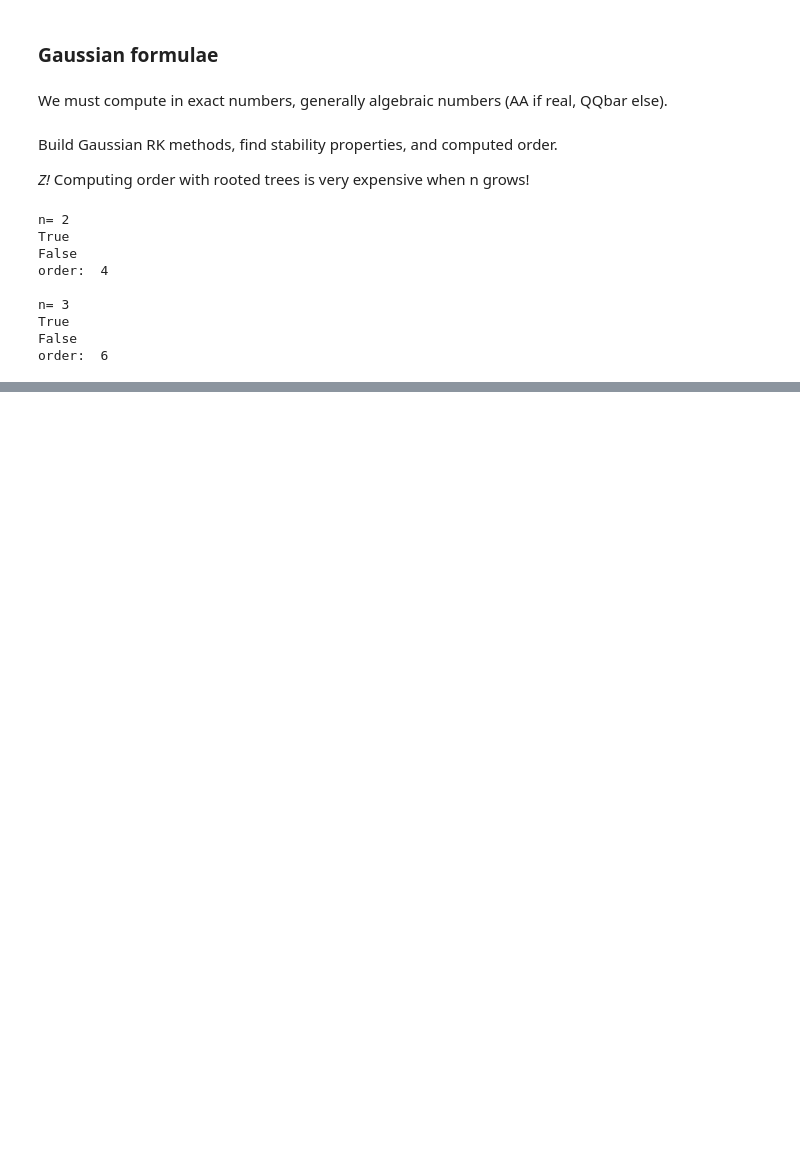
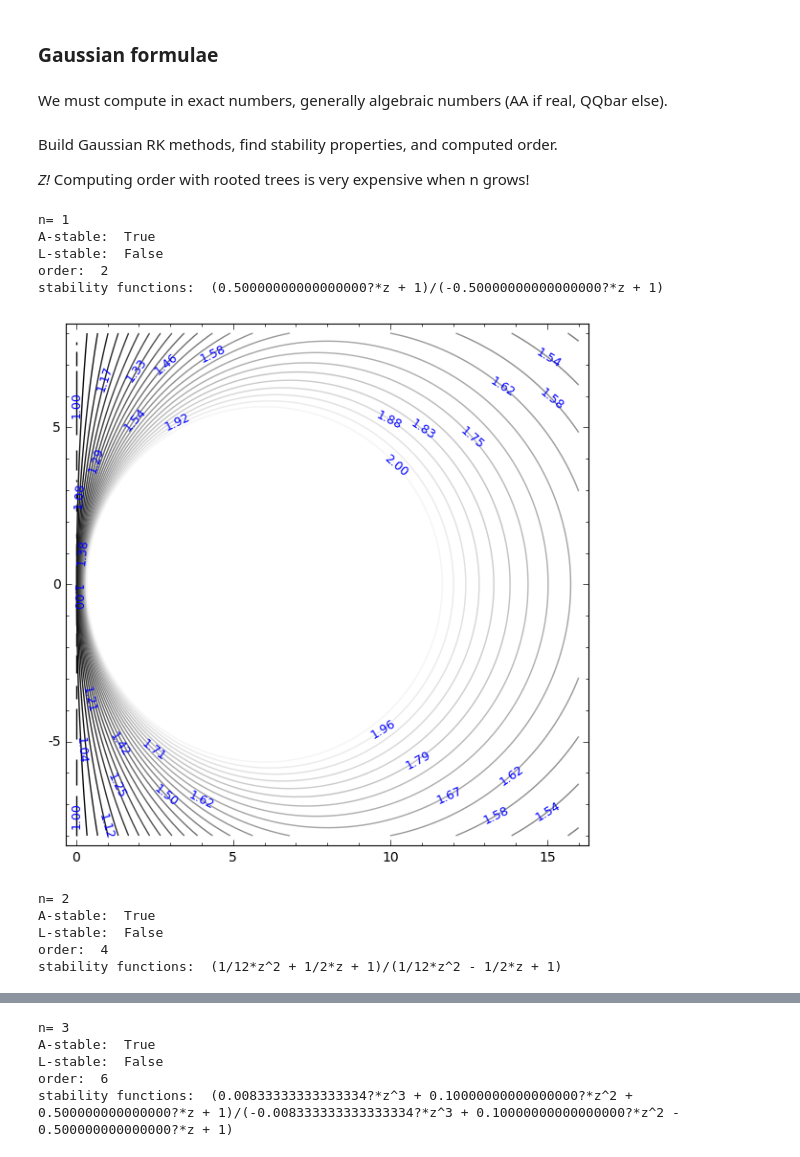
Before and after one commit to Thierry-Dumont/RKkit, a Jupyter notebook: Gaussian.ipynb, the cells around one changed output, grey strips where cells are left out. Saved outputs shown, nothing was run; the diff lists cells and outputs as text; code cells hidden in the pictures; blank space fills up the shorter version.

Commit message:
graphics improved in Faussian.ipynb

```diff
--- a/Gaussian.ipynb
+++ b/Gaussian.ipynb
@@ -14,22 +14,28 @@ Build Gaussian RK methods, find stability properties, and computed order.
 
 *Z!* Computing order with rooted trees is very expensive when n grows!
 # %%
-for n in range(2,4):
+graphs=[]
+for n in range(1,4):
     c = [(s[0]+1)/2 for s in R(legendre_P(n,x)).roots()] #roots of shifted polynomials (collocation points)
     A,B = colloc(c,R)# coeefficients of the RK formula
     F=RKformula(A,B)
     #start some tests
     print "\nn=",n
-    print F.is_A_stable()
-    print F.is_L_stable()
+    print "A-stable: ",F.is_A_stable()
+    print "L-stable: ",F.is_L_stable()
     print "order: ",F.order_using_rooted_trees()
+    print "stability functions: ",F.stability_function()
+    p=RKplot(F,fill=False,ncurves=25)
+    p.show()
 # %% [output]
-n= 2
-True
-False
-order:  4
-
-n= 3
-True
-False
-order:  6
+n= 1
+A-stable:  True
+L-stable:  False
+order:  2
+stability functions:  (0.50000000000000000?*z + 1)/(-0.50000000000000000?*z + 1)
+[figure, added]
+n= 2
+A-stable:  True
+L-stable:  False
+order:  4
+stability functions:  (1/12*z^2 + 1/2*z + 1)/(1/12*z^2 - 1/2*z + 1)
@@ -35,0 +43,5 @@ order:  6
+n= 3
+A-stable:  True
+L-stable:  False
+order:  6
+stability functions:  (0.00833333333333334?*z^3 + 0.10000000000000000?*z^2 + 0.500000000000000?*z + 1)/(-0.008333333333333334?*z^3 + 0.10000000000000000?*z^2 - 0.500000000000000?*z + 1)
```
Also changed, not shown: parts of 1 cell of this notebook.
